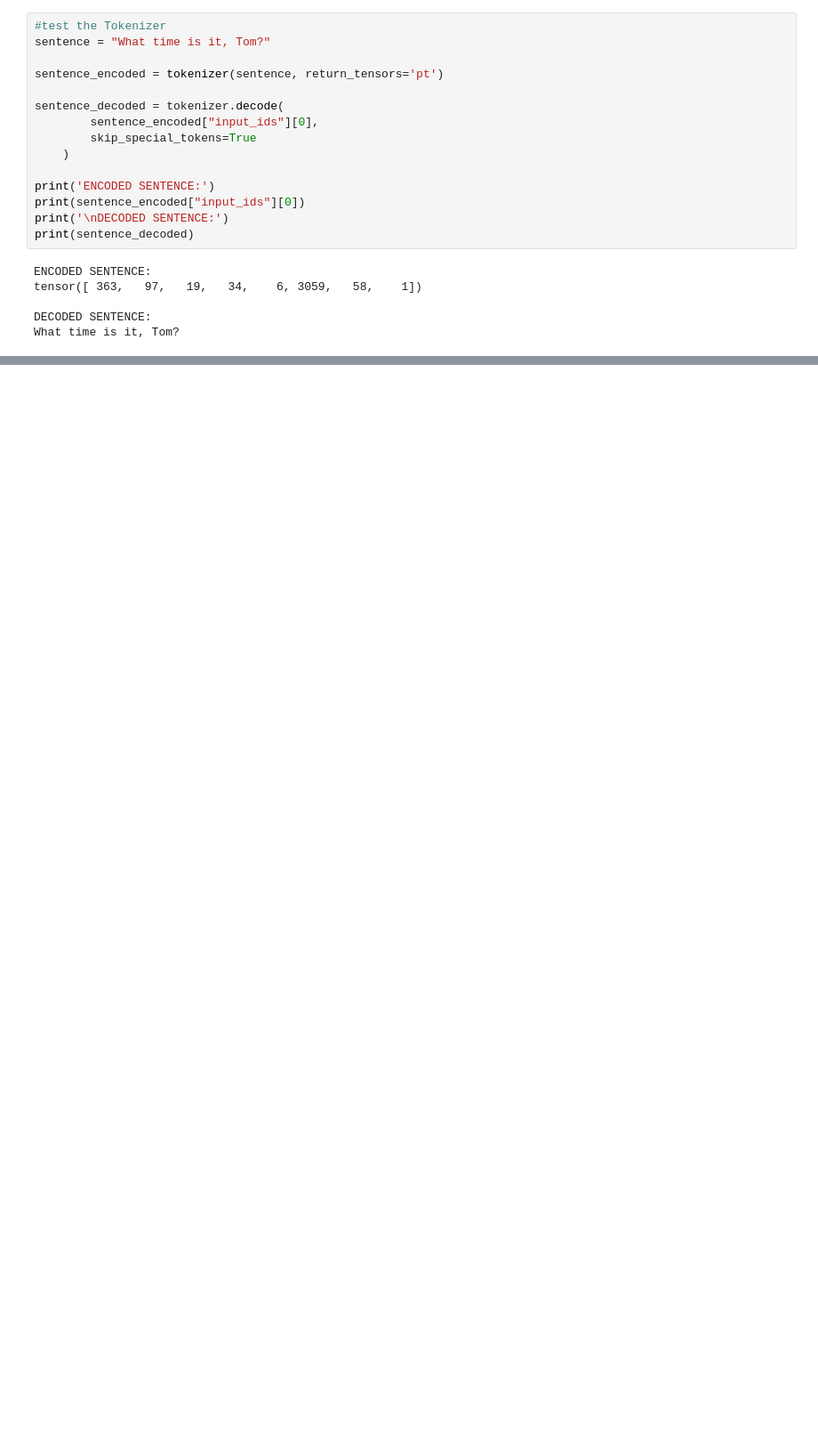
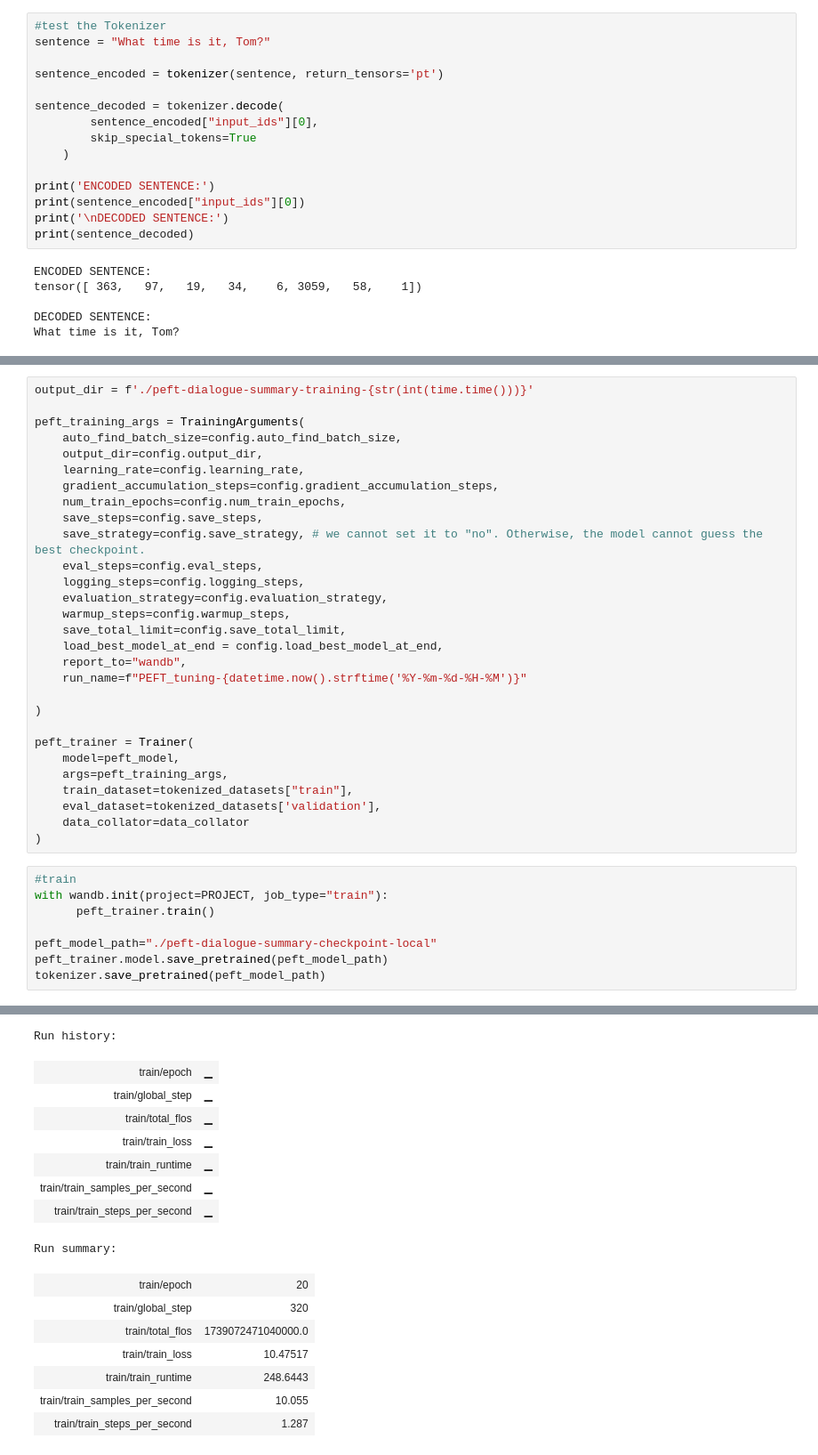
Before and after one commit to MyriamBA/Dialogue-Summarizer, a Jupyter notebook: research/Dialogue_Summarizer.ipynb, the cells around one changed output, grey strips where cells are left out. Shown: that part at 89% size. Saved outputs shown, nothing was run; the diff lists cells and outputs as text; blank space fills up the shorter version.

```diff
--- a/research/Dialogue_Summarizer.ipynb
+++ b/research/Dialogue_Summarizer.ipynb
@@ -214,0 +414,38 @@ So we need to adapt and align model via prompt engineering, fine-tuning, align w
+# %%
+output_dir = f'./peft-dialogue-summary-training-{str(int(time.time()))}'
+
+peft_training_args = TrainingArguments(
+    auto_find_batch_size=config.auto_find_batch_size,
+    output_dir=config.output_dir,
+    learning_rate=config.learning_rate,
+    gradient_accumulation_steps=config.gradient_accumulation_steps,
+    num_train_epochs=config.num_train_epochs,
+    save_steps=config.save_steps,
+    save_strategy=config.save_strategy, # we cannot set it to "no". Otherwise, the model cannot guess the best checkpoint.
+    eval_steps=config.eval_steps,
+    logging_steps=config.logging_steps,
+    evaluation_strategy=config.evaluation_strategy,
+    warmup_steps=config.warmup_steps,
+    save_total_limit=config.save_total_limit,
+    load_best_model_at_end = config.load_best_model_at_end,
+    report_to="wandb",
+    run_name=f"PEFT_tuning-{datetime.now().strftime('%Y-%m-%d-%H-%M')}"
+
+)
+
+peft_trainer = Trainer(
+    model=peft_model,
+    args=peft_training_args,
+    train_dataset=tokenized_datasets["train"],
+    eval_dataset=tokenized_datasets['validation'],
+    data_collator=data_collator
+)
+# %%
+#train
+with wandb.init(project=PROJECT, job_type="train"):
+      peft_trainer.train()
+
+peft_model_path="./peft-dialogue-summary-checkpoint-local"
+peft_trainer.model.save_pretrained(peft_model_path)
+tokenizer.save_pretrained(peft_model_path)
+# %% [output]
@@ -214,0 +460,16 @@ So we need to adapt and align model via prompt engineering, fine-tuning, align w
+Run history:
+| train/epoch | ▁ |
+| train/global_step | ▁ |
+| train/total_flos | ▁ |
+| train/train_loss | ▁ |
+| train/train_runtime | ▁ |
+| train/train_samples_per_second | ▁ |
+| train/train_steps_per_second | ▁ |
+Run summary:
+| train/epoch | 20 |
+| train/global_step | 320 |
+| train/total_flos | 1739072471040000.0 |
+| train/train_loss | 10.47517 |
+| train/train_runtime | 248.6443 |
+| train/train_samples_per_second | 10.055 |
+| train/train_steps_per_second | 1.287 |
```
Also changed, not shown: parts of 43 cells of this notebook.
